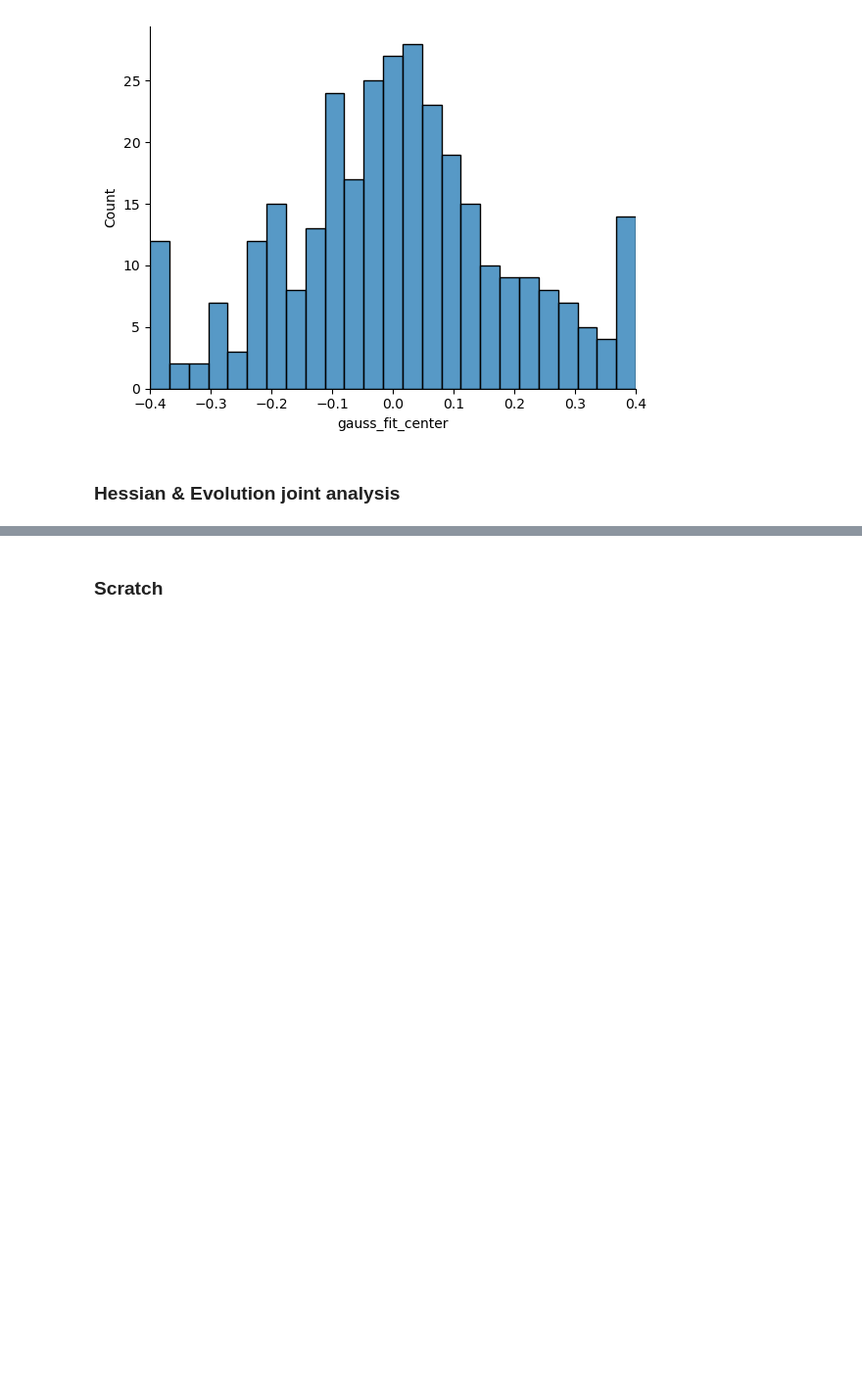
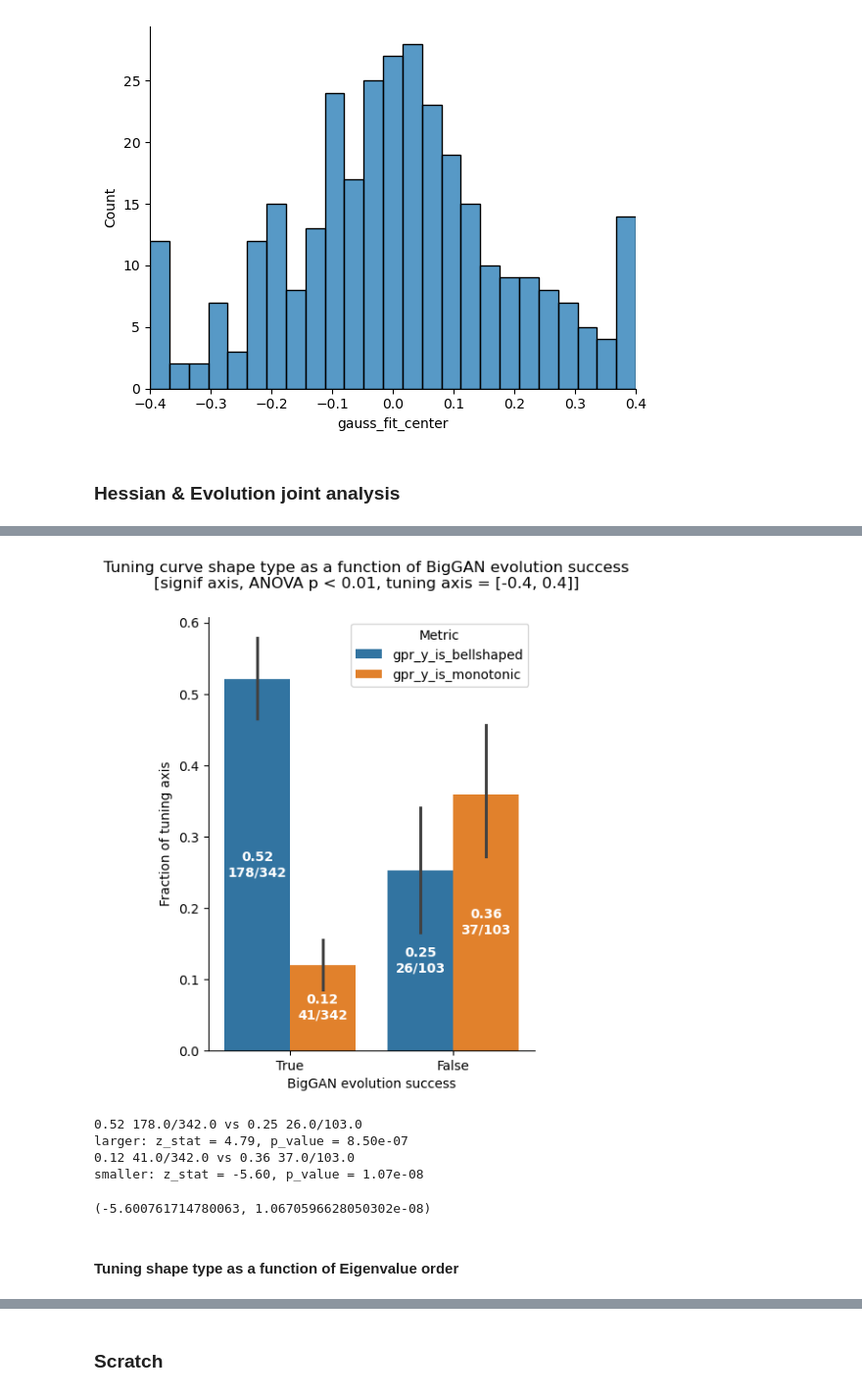
Before and after one commit to Animadversio/Neuro-ActMax-GAN-comparison, a Jupyter notebook: notebooks/BigGAN_Hessian_Tuning_shape_synopsis.ipynb, the cells around one changed output, grey strips where cells are left out. Shown at 98% size. Drawn from its saved outputs; the diff is of its cells as text; code cells hidden in the pictures; blank space fills up the shorter version.

```diff
--- a/notebooks/BigGAN_Hessian_Tuning_shape_synopsis.ipynb
+++ b/notebooks/BigGAN_Hessian_Tuning_shape_synopsis.ipynb
@@ -328,0 +478,56 @@ evol_stats_synopsis_df['Exp_id'] = evol_stats_synopsis_df.apply(lambda row: f"{r
+# %%
+# Modified code to plot multiple bars side by side
+
+# Filter the data based on the given conditions
+filtered_data = tuning_fitting_stats_table.query("anova_p_value < 0.01 and is_common_axis")
+
+# Reshape the data to long format for better plotting
+melted_data = filtered_data.melt(
+    id_vars='is_BigGAN_evol_success',
+    value_vars=['gpr_y_is_bellshaped', 'gpr_y_is_monotonic', 'gpr_y_is_unimodal'],
+    var_name='Metric',
+    value_name='Value'
+)
+
+# Compute counts for annotations and sort to match the barplot order
+annotation_data = melted_data.groupby(['is_BigGAN_evol_success', 'Metric']).agg(
+    True_Count=('Value', 'sum'),
+    Total_Count=('Value', 'count'),
+    Ratio=('Value', 'mean'),
+).reset_index().sort_values(['is_BigGAN_evol_success', 'Metric'])
+
+plt.figure(figsize=(4.5, 6))
+# Create a bar plot with multiple bars side by side
+ax = sns.barplot(
+    data=melted_data,
+    x='is_BigGAN_evol_success',
+    y='Value',
+    hue='Metric',
+    order=["True", "False"],
+    hue_order=["gpr_y_is_bellshaped", "gpr_y_is_monotonic", ],
+    errorbar=("ci", 95),
+)
+
+plt.ylabel("Fraction of tuning axis")
+plt.xlabel("BigGAN evolution success")
+
+# Add annotations of num of True / total on top of each bar
+for p in ax.patches:
+    height = p.get_height()
+    # get row from annotation_data with same Ratio
+    row = annotation_data[annotation_data['Ratio'] == height]
+    if row.empty: # last
+        continue
+    row = row.iloc[0]
+    ax.annotate(
+        f"{row['Ratio']:.2f}\n{int(row['True_Count'])}/{int(row['Total_Count'])}",
+        (p.get_x() + p.get_width() / 2., p.get_height() / 2),
+        ha='center', va='center', color="white", fontweight="bold",
+    )
+
+plt.suptitle("Tuning curve shape type as a function of BigGAN evolution success\n[signif axis, ANOVA p < 0.01, tuning axis = [-0.4, 0.4]]")
+saveallforms(syndir, "BigGAN_evol_success_tuning_shape_type_barplot_simple")
+# Display the plot
+plt.show()
+# %% [output]
+[figure, added]
@@ -328,0 +572,20 @@ evol_stats_synopsis_df['Exp_id'] = evol_stats_synopsis_df.apply(lambda row: f"{r
+# %%
+two_proportion_ztest_statsmodels(annotation_data.loc[(True, "gpr_y_is_bellshaped")].True_Count,
+                                 annotation_data.loc[(True, "gpr_y_is_bellshaped")].Total_Count,
+                                 annotation_data.loc[(False, "gpr_y_is_bellshaped")].True_Count,
+                                 annotation_data.loc[(False, "gpr_y_is_bellshaped")].Total_Count,
+                                 alternative='larger')
+
+two_proportion_ztest_statsmodels(annotation_data.loc[(True, "gpr_y_is_monotonic")].True_Count,
+                                 annotation_data.loc[(True, "gpr_y_is_monotonic")].Total_Count,
+                                 annotation_data.loc[(False, "gpr_y_is_monotonic")].True_Count,
+                                 annotation_data.loc[(False, "gpr_y_is_monotonic")].Total_Count,
+                                 alternative='smaller')
+# %% [output]
+0.52 178.0/342.0 vs 0.25 26.0/103.0
+larger: z_stat = 4.79, p_value = 8.50e-07
+0.12 41.0/342.0 vs 0.36 37.0/103.0
+smaller: z_stat = -5.60, p_value = 1.07e-08
+(-5.600761714780063, 1.0670596628050302e-08)
+# %% [markdown]
+#### Tuning shape type as a function of Eigenvalue order
```
Also changed, not shown: parts of 30 cells of this notebook, 1 other file.
